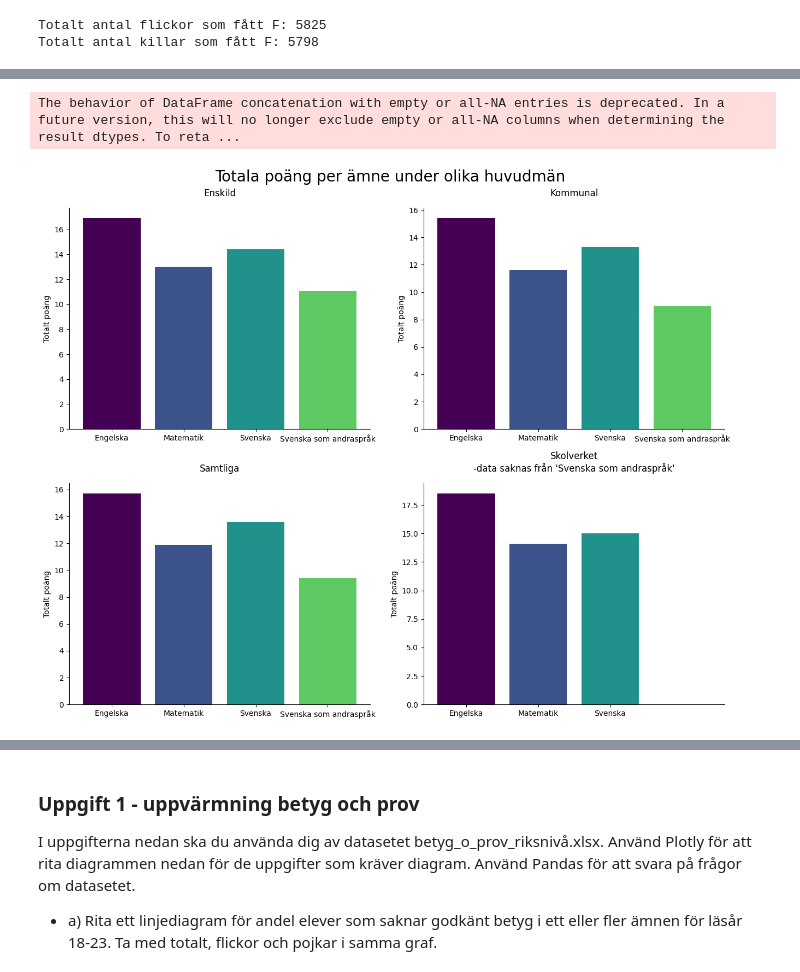
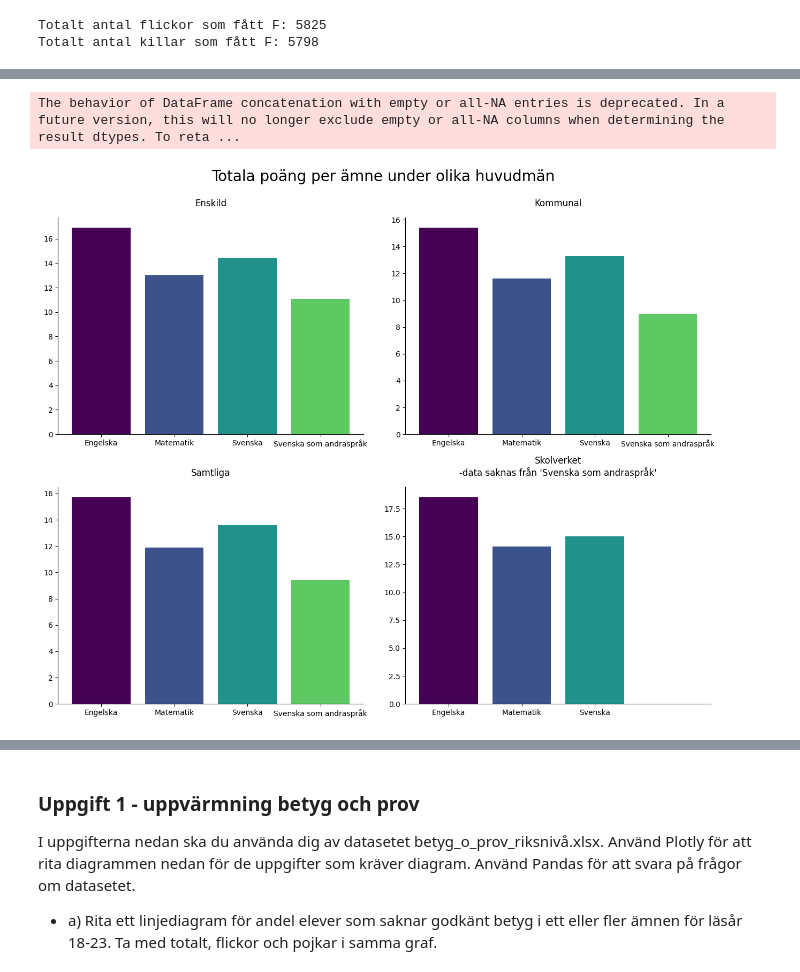
Before and after one commit to SandraAnder/Python-Sandra-Andersson-OPA23, a Jupyter notebook: Labb2/Laboration2_.ipynb, the cells around one changed output, grey strips where cells are left out. Cells and saved outputs as stored; diff of their text form; code cells hidden in the pictures.

```diff
--- a/Labb2/Laboration2_.ipynb
+++ b/Labb2/Laboration2_.ipynb
@@ -100,22 +113,17 @@ df_total_points = pd.DataFrame([
 df_total_points.dropna(inplace=True)
 
 # draws the graf
-fig, ax = plt.subplots()
+fig, ax = plt.subplots(figsize=(7, 5))
 
-ax.bar(df_total_points["Ämne"], df_total_points["Totalt poäng"], color="#FF6D66")
+ax.bar(df_total_points["Ämne"], df_total_points["Totalt poäng"], color="#FF6D66", width=0.7, align='center')
 ax.set_title("Totala poäng för de olika ämnena", pad=15)
-ax.set_xlabel("Ämne")
-ax.set_ylabel("Totalt poäng")
-
-# Creates a grid in the graf that makes it easier
-#ax.grid(axis="y")
 
 # Removes the top and right axel-line
 ax.spines["top"].set_visible(False)
 ax.spines["right"].set_visible(False)
 
 # Changes the labels on the x axel so they fit
-plt.xticks(ha="center", rotation_mode="anchor", fontsize=10)
+plt.xticks(ha="center", fontsize=10)
 
 plt.show()
 # %% [output]
@@ -123,7 +133,5 @@ plt.show()
 # %%
 # D) Rita fyra olika stapeldiagram i subplots på totala poängen för de olika ämnena för de olika huvudmännen.
-
-import matplotlib.pyplot as plt
 
 for sheet_name, df in df_riks_2023.items():
     if sheet_name in sheets_to_change:
@@ -144,33 +152,32 @@ df_total_points.dropna(inplace=True)
 fig, axs = plt.subplots(nrows=2, ncols=2, figsize=(13, 10))
 
 # Loops through each "huvudman" and draws a bargraf in respective subplot-graf
 for i, (huvudman, group) in enumerate(df_total_points.groupby("Huvudman")):
     # Indexing the axs matris to get the specifik axel (subplot) on position (row, column) in the grid.
     ax = axs[i // 2, i % 2]
     cmap = plt.get_cmap("viridis")
     colors = [cmap(i/len(group["Ämne"])) for i in range(len(group["Ämne"]))]
 
     bar_width = 0.8
 
     ax.bar(group["Ämne"], group["Totalt poäng"], color=colors, width=bar_width)
     ax.set_title(f"{huvudman}", pad=15)
-    ax.set_ylabel("Totalt poäng")
     ax.spines["top"].set_visible(False)
     ax.spines["right"].set_visible(False)
 
     # Adjust x-label
     ax.set_xticks(range(len(group["Ämne"])))
     ax.set_xticklabels(group["Ämne"], ha="center", rotation_mode="anchor", fontsize=10)
 
     if huvudman == "Skolverket" or sheet_name == "Svenska som andraspråk":
             ax.set_title(f"{huvudman}\n-data saknas från 'Svenska som andraspråk'", pad=15)
             # Removes x-axel-ticks and labels for the last bar
             ax.set_xticks([0,1,2])
 
 # Adjust the layout to avoid overlapp in the graf
 plt.tight_layout()
-plt.suptitle("Totala poäng per ämne under olika huvudmän", size=20, y=1.02)
+plt.suptitle("Totala poäng per ämne under olika huvudmän", size=20, y=1.04)
 plt.show()
 # %% [output]
 The behavior of DataFrame concatenation with empty or all-NA entries is deprecated. In a future version, this will no longer exclude empty or all-NA columns when determining the result dtypes. To reta ...
-[figure, old version]
+[figure, new version]
```
Also changed, not shown: parts of 51 cells of this notebook, 18 other files.
